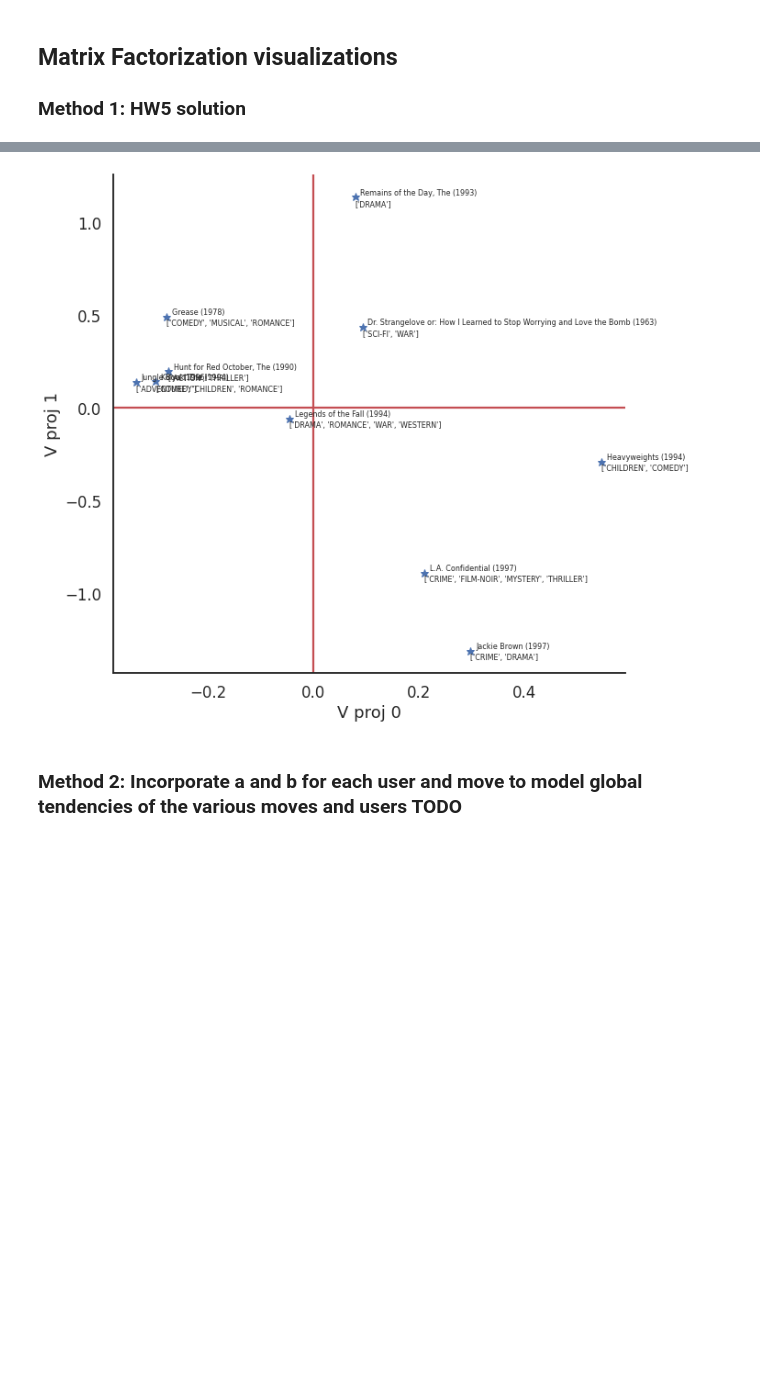
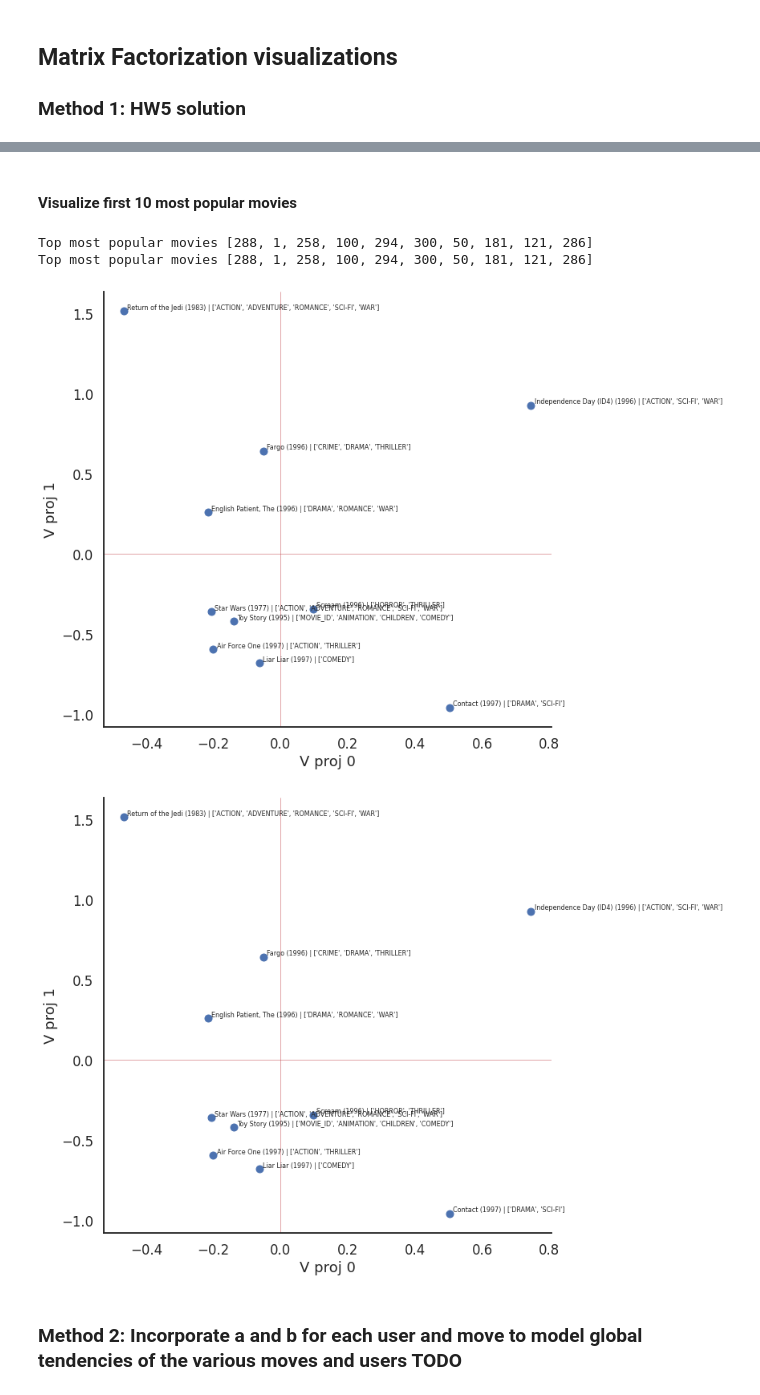
Before and after one commit to francescazfl/pandas, a Jupyter notebook: project2/sorina_project2.ipynb, the cells around one changed output, grey strips where cells are left out. Drawn from its saved outputs; the diff is of its cells as text; code cells hidden in the pictures; blank space fills up the shorter version.

```diff
--- a/project2/sorina_project2.ipynb
+++ b/project2/sorina_project2.ipynb
@@ -80 +136,11 @@ Y_test = Y_test_df.to_numpy()
+# %%
+def get_MNY(Y_train_df, Y_test_df):
+    """Return Y_train, Y_test, M, N,
+    where M is unique user IDs and N is unique movie IDs"""
+    return (
+        Y_train_df.to_numpy(),
+        Y_test_df.to_numpy(),
+        int(max(max(Y_train_df.USER), max(Y_test_df.USER))),
+        int(max(max(Y_train_df.MOVIE), max(Y_test_df.MOVIE))),
+    )
 # %%
@@ -164,5 +188,0 @@ def visualize(V_proj, movie_titles, movie_genre):
-# %%
-list_movies_id, list_movies_genre, list_movies_titles = get_list_movies(data, head_no=10)
-visualize(V_proj[:,0:10], list_movies_titles, list_movies_genre)
-# %% [output]
-[figure, removed]
@@ -169,3 +230,28 @@ visualize(V_proj[:,0:10], list_movies_titles, list_movies_genre)
+# %% [markdown]
+#### Visualize first 10 most popular movies
+# %%
+topn = 10
+topn_pop_df = get_top_pop_movie_data(data, movies, topn)
+list_movies_id = topn_pop_df.MOVIE_ID
+list_movies_id = list(set(list_movies_id.to_list()))
+print('Top most popular movies', list_movies_id)
+
+list_movies_id, list_movies_genre, list_movies_titles = get_list_movies_from_list_of_ids(data, list_movies_id)
+
+def get_V_proj_selection(list_movies_id, V_proj):
+    V_proj_selection = np.zeros((2, len(list_movies_id)))
+    for i, l in enumerate(list_movies_id):
+        V_proj_selection[:,i] = V_proj[:, l]
+
+    return V_proj_selection
+
+V_proj_selection = get_V_proj_selection(list_movies_id, V_proj)
+visualize(V_proj_selection, list_movies_titles, list_movies_genre)
+# %% [output]
+Top most popular movies [288, 1, 258, 100, 294, 300, 50, 181, 121, 286]
+Top most popular movies [288, 1, 258, 100, 294, 300, 50, 181, 121, 286]
+[figure, added]
+[figure, added]
 # %% [markdown]
 ### Method 2: Incorporate a and b for each user and move to model global tendencies of the various moves and users TODO
 # %% [markdown]
```
Also changed, not shown: parts of 14 cells of this notebook.
